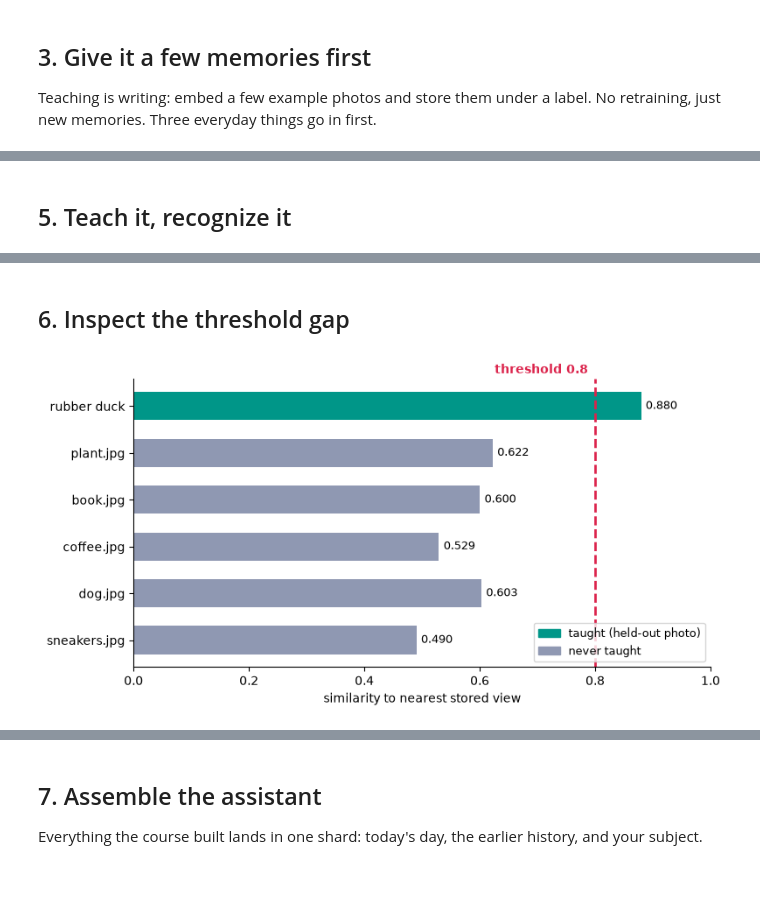
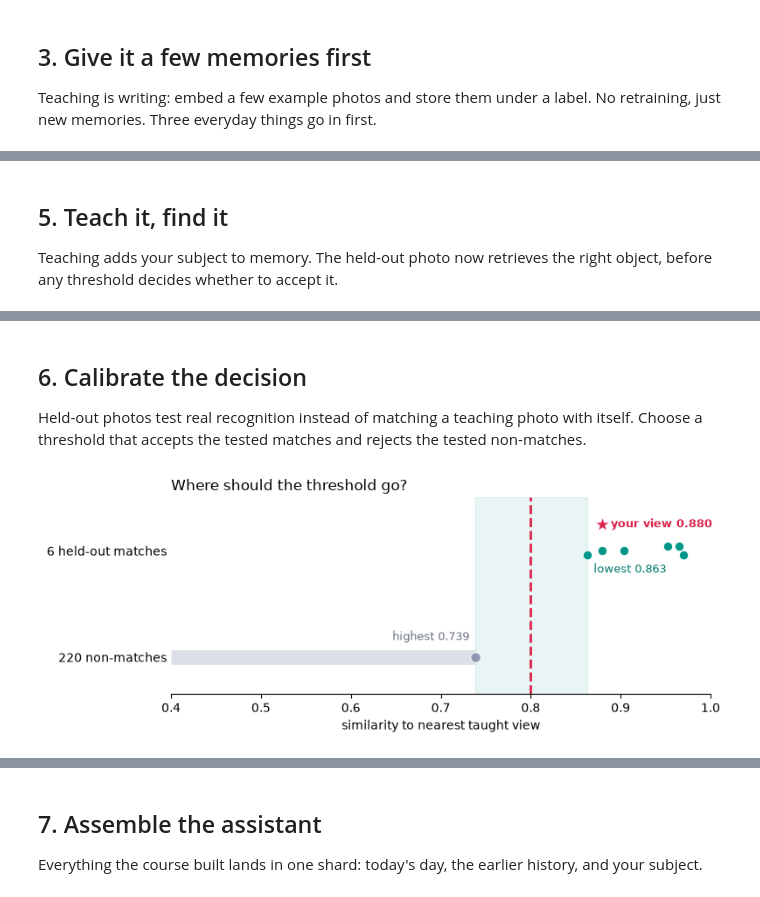
Before and after one commit to Dylancouzon/on-device-memory-course, a Jupyter notebook: L6/Lesson6.ipynb, the cells around one changed output, grey strips where cells are left out. Drawn from its saved outputs; the diff is of its cells as text; code cells hidden in the pictures.

```diff
--- a/L6/Lesson6.ipynb
+++ b/L6/Lesson6.ipynb
@@ -85,7 +70,9 @@ recognition_result(test_photo, top, known)
 # %% [output]
 [interactive output not drawn]
 # %% [markdown]
-## 5. Teach it, recognize it
+## 5. Teach it, find it
+
+Teaching adds your subject to memory. The held-out photo now retrieves the right object, before any threshold decides whether to accept it.
 # %%
 teach(object_shard, MY_LABEL, teach_photos, start_id=100)
 caption = f'Taught "{MY_LABEL}" from {len(teach_photos)} photos'
@@ -93,24 +80,30 @@ show_images(teach_photos, title=caption)
 # %% [output]
 [interactive output not drawn]
 # %%
-top, known = recognize(object_shard, test_photo,
-                       RECOGNIZE_THRESHOLD)
-recognition_result(test_photo, top, known)
+top, _ = recognize(object_shard, test_photo)
+recognition_result(test_photo, top, known=None, expected=MY_LABEL)
 # %% [output]
 [interactive output not drawn]
 # %% [markdown]
-## 6. Inspect the threshold gap
+## 6. Calibrate the decision
+
+Held-out photos test real recognition instead of matching a teaching photo with itself. Choose a threshold that accepts the tested matches and rejects the tested non-matches.
 # %%
-top, _ = recognize(object_shard, test_photo, RECOGNIZE_THRESHOLD)
-taught = [(MY_LABEL, top.score)]
+# Pick a value between the tested non-matches and matches.
+RECOGNIZE_THRESHOLD = 0.80
 
-foreign = []
-for name in ["plant.jpg", "book.jpg", "coffee.jpg",
-             "dog.jpg", "sneakers.jpg"]:
-    t, _ = recognize(object_shard, f"./ro_shared_data/images/{name}",
-                     RECOGNIZE_THRESHOLD)
-    foreign.append((name, t.score))
+threshold_calibration(
+    "./ro_shared_data/objects",
+    "./ro_shared_data/images",
+    selected=RECOGNIZE_THRESHOLD,
+    current=(MY_LABEL, top.score),
+)
 
-score_gap_chart(taught, foreign, RECOGNIZE_THRESHOLD)
+top, known = recognize(object_shard, test_photo,
+                       RECOGNIZE_THRESHOLD)
+recognition_result(
+    test_photo, top, known,
+    threshold=RECOGNIZE_THRESHOLD, expected=MY_LABEL,
+)
 # %% [output]
-[figure, old version]
+[figure, new version]
```
Also changed, not shown: parts of 7 cells of this notebook, 10 other files.
